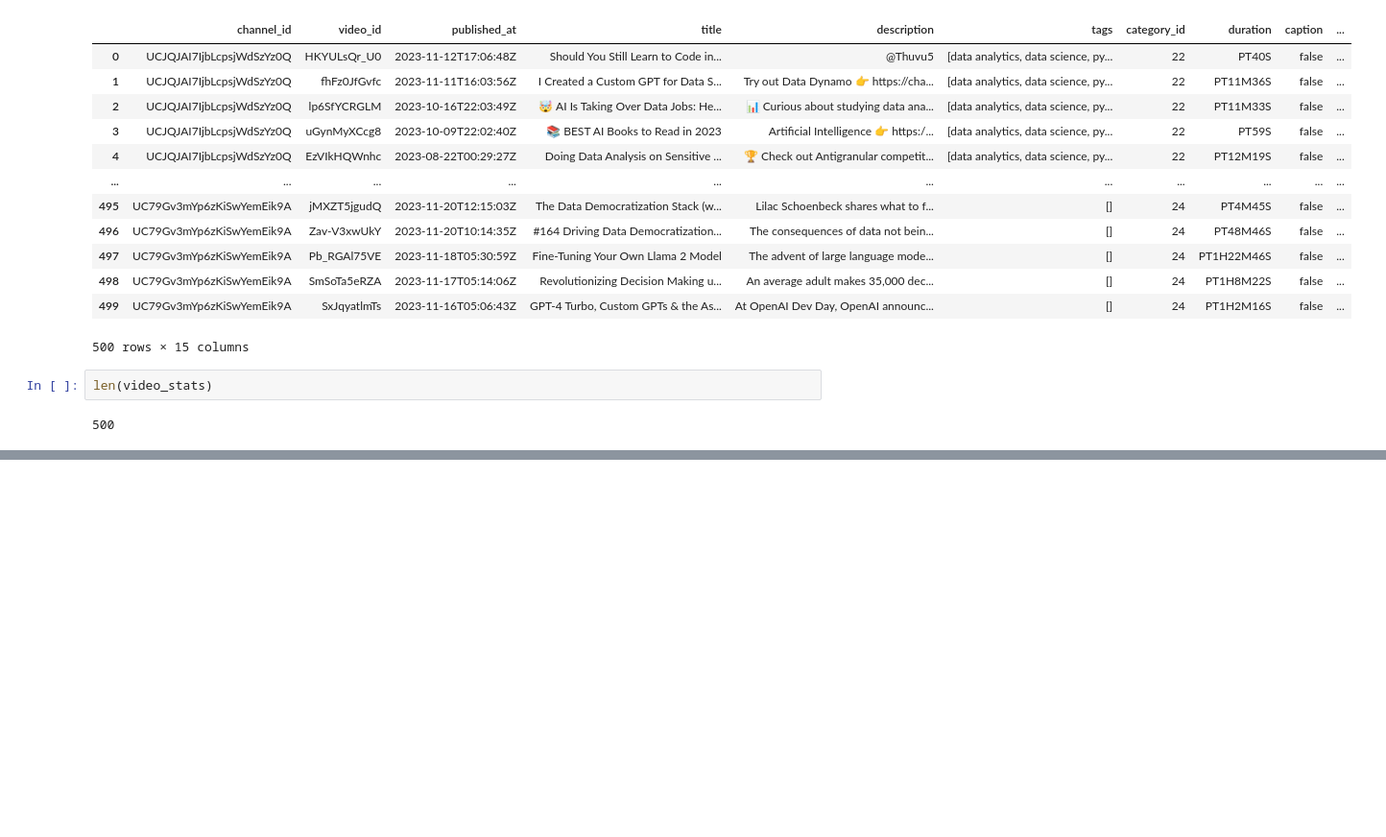
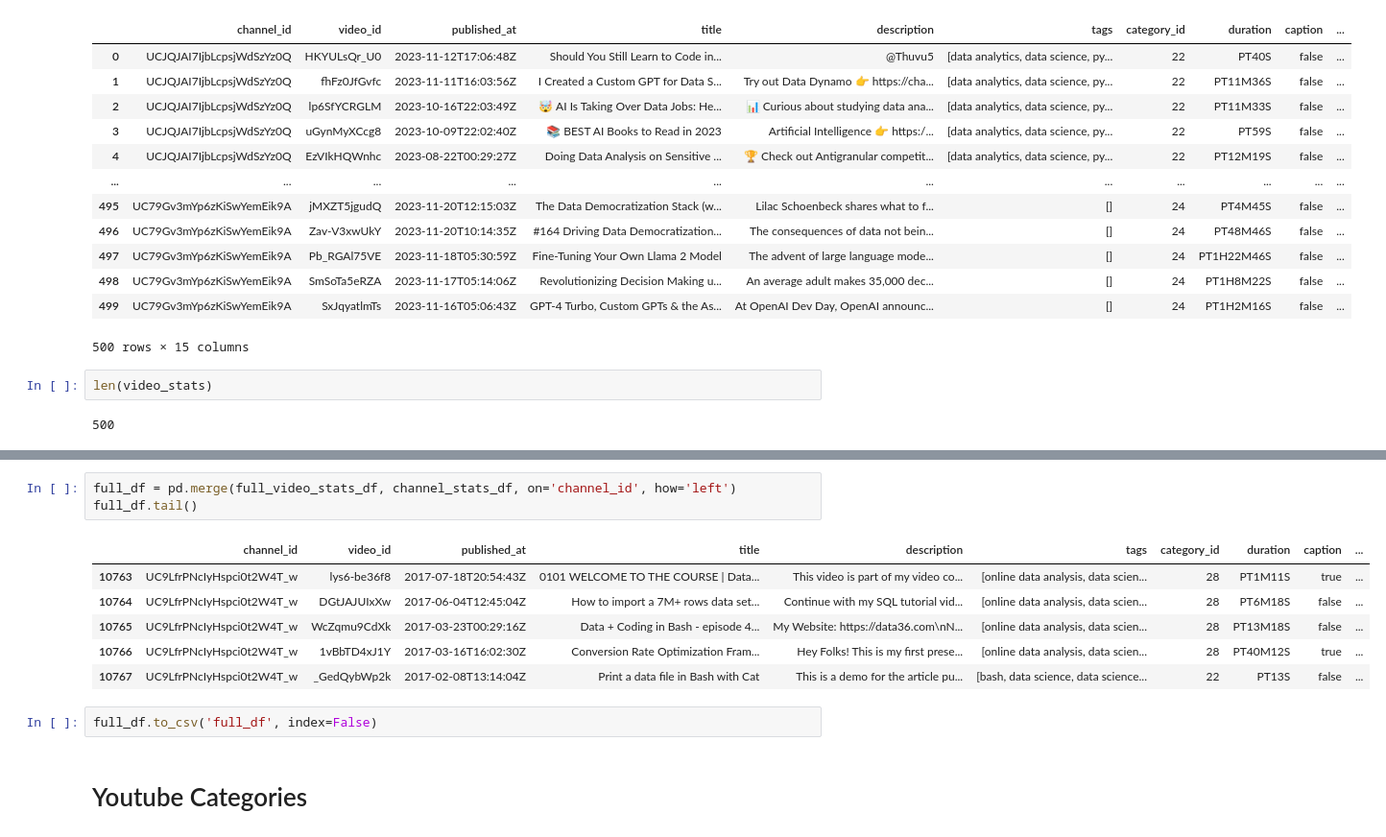
Before and after one commit to LHide14/YouTube-Analytics, a Jupyter notebook: Channel_Stats.ipynb, the cells around one changed output, grey strips where cells are left out. Shown at 96% size. Cells and saved outputs as stored; diff of their text form; blank space fills up the shorter version.

```diff
--- a/Channel_Stats.ipynb
+++ b/Channel_Stats.ipynb
@@ -310,0 +376,14 @@ len(video_stats)
+# %%
+full_df = pd.merge(full_video_stats_df, channel_stats_df, on='channel_id', how='left')
+full_df.tail()
+# %% [output]
+|  | channel_id | video_id | published_at | title | description | tags | category_id | duration | caption | ... |
+| 10763 | UC9LfrPNcIyHspci0t2W4T_w | lys6-be36f8 | 2017-07-18T20:54:43Z | 0101 WELCOME TO THE COURSE | Data... | This video is part of my video co... | [online data analysis, data scien... | 28 | PT1M11S | true | ... |
+| 10764 | UC9LfrPNcIyHspci0t2W4T_w | DGtJAJUIxXw | 2017-06-04T12:45:04Z | How to import a 7M+ rows data set... | Continue with my SQL tutorial vid... | [online data analysis, data scien... | 28 | PT6M18S | false | ... |
+| 10765 | UC9LfrPNcIyHspci0t2W4T_w | WcZqmu9CdXk | 2017-03-23T00:29:16Z | Data + Coding in Bash - episode 4... | My Website: https://data36.com\nN... | [online data analysis, data scien... | 28 | PT13M18S | false | ... |
+| 10766 | UC9LfrPNcIyHspci0t2W4T_w | 1vBbTD4xJ1Y | 2017-03-16T16:02:30Z | Conversion Rate Optimization Fram... | Hey Folks! This is my first prese... | [online data analysis, data scien... | 28 | PT40M12S | true | ... |
+| 10767 | UC9LfrPNcIyHspci0t2W4T_w | _GedQybWp2k | 2017-02-08T13:14:04Z | Print a data file in Bash with Cat | This is a demo for the article pu... | [bash, data science, data science... | 22 | PT13S | false | ... |
+# %%
+full_df.to_csv('full_df', index=False)
+# %% [markdown]
+# Youtube Categories
```
Also changed, not shown: parts of 33 cells of this notebook.
